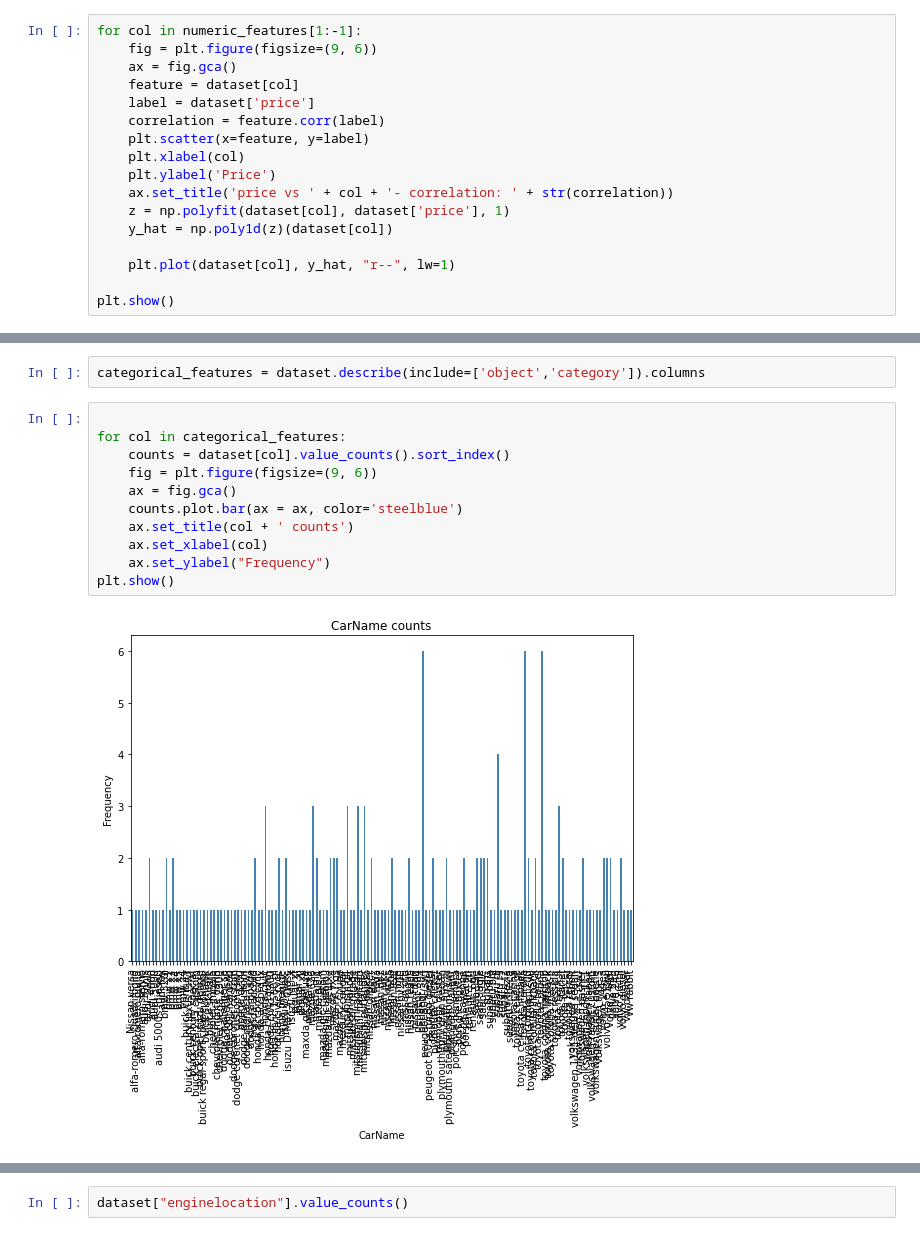
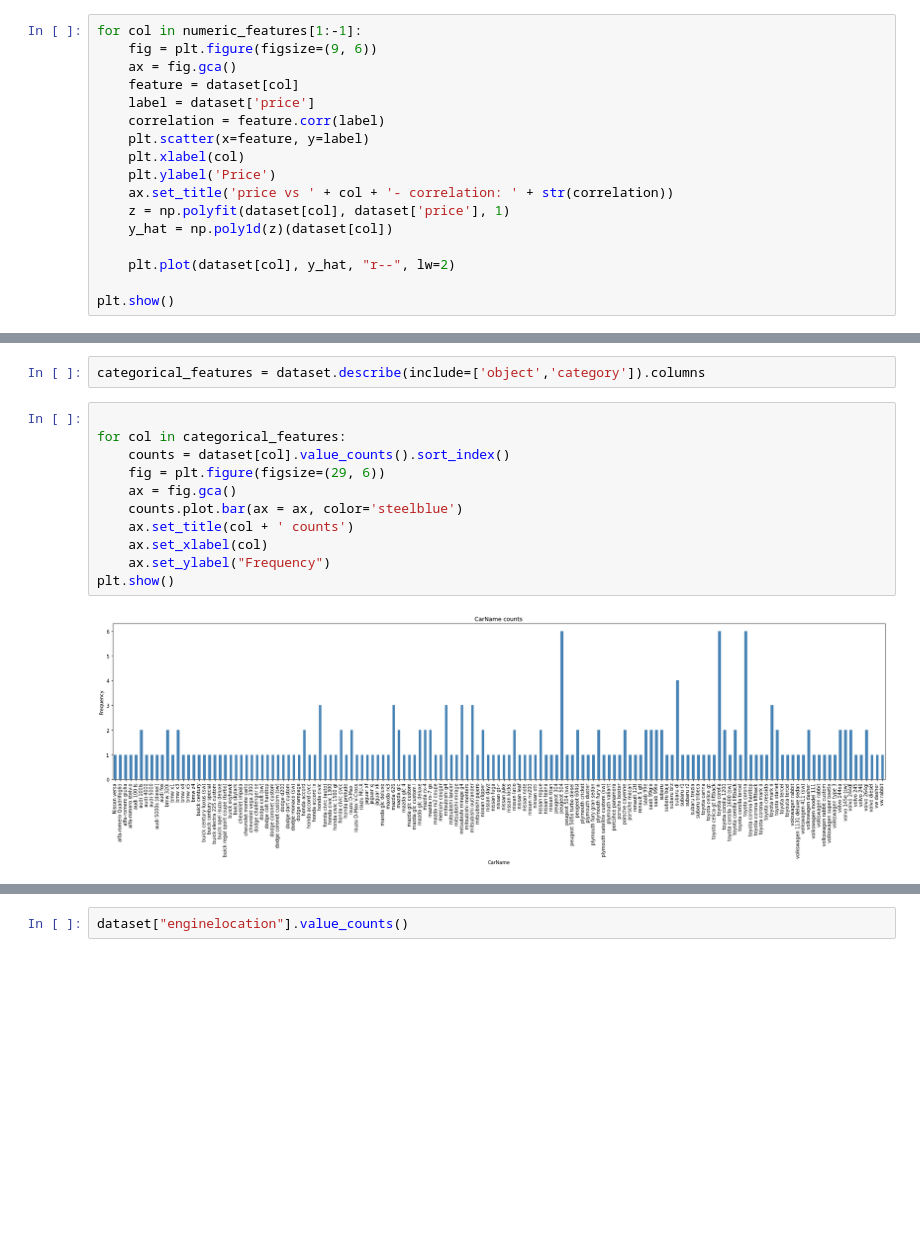
Before and after one commit to RAHULRAJ666DX/Machine-Learning, a Jupyter notebook: Copy_of_Guided_Project_Linear_Regression.ipynb, the cells around one changed output, grey strips where cells are left out. Cells and saved outputs as stored; diff of their text form; blank space fills up the shorter version.

```diff
--- a/Copy_of_Guided_Project_Linear_Regression.ipynb
+++ b/Copy_of_Guided_Project_Linear_Regression.ipynb
@@ -288,7 +311,7 @@ for col in numeric_features[1:-1]:
     z = np.polyfit(dataset[col], dataset['price'], 1)
     y_hat = np.poly1d(z)(dataset[col])
 
-    plt.plot(dataset[col], y_hat, "r--", lw=1)
+    plt.plot(dataset[col], y_hat, "r--", lw=2)
 
 plt.show()
 # %% [output]
@@ -420,13 +471,13 @@ categorical_features = dataset.describe(include=['object','category']).columns
 # %%
 
 for col in categorical_features:
     counts = dataset[col].value_counts().sort_index()
-    fig = plt.figure(figsize=(9, 6))
+    fig = plt.figure(figsize=(29, 6))
     ax = fig.gca()
     counts.plot.bar(ax = ax, color='steelblue')
     ax.set_title(col + ' counts')
     ax.set_xlabel(col)
     ax.set_ylabel("Frequency")
 plt.show()
 # %% [output]
-[figure, old version]
+[figure, new version]
```
Also changed, not shown: parts of 13 cells of this notebook.
